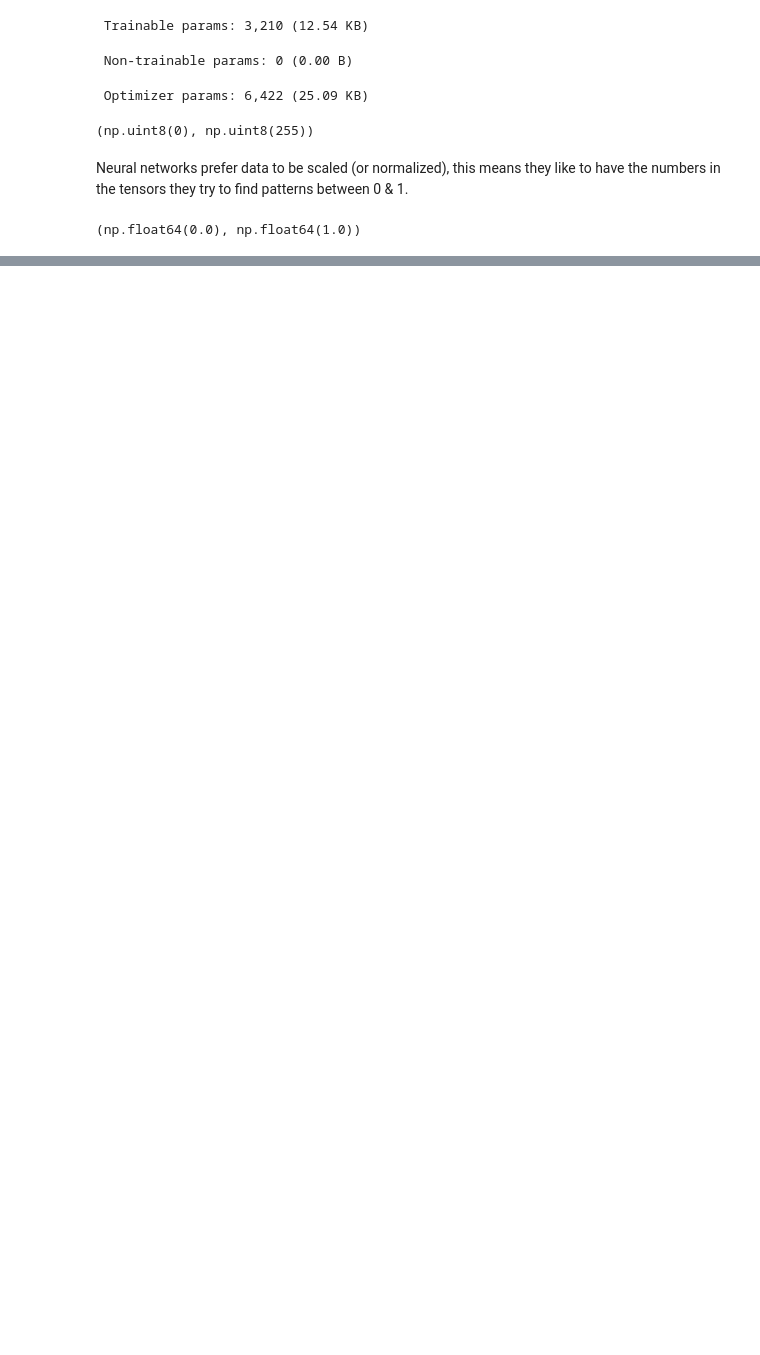
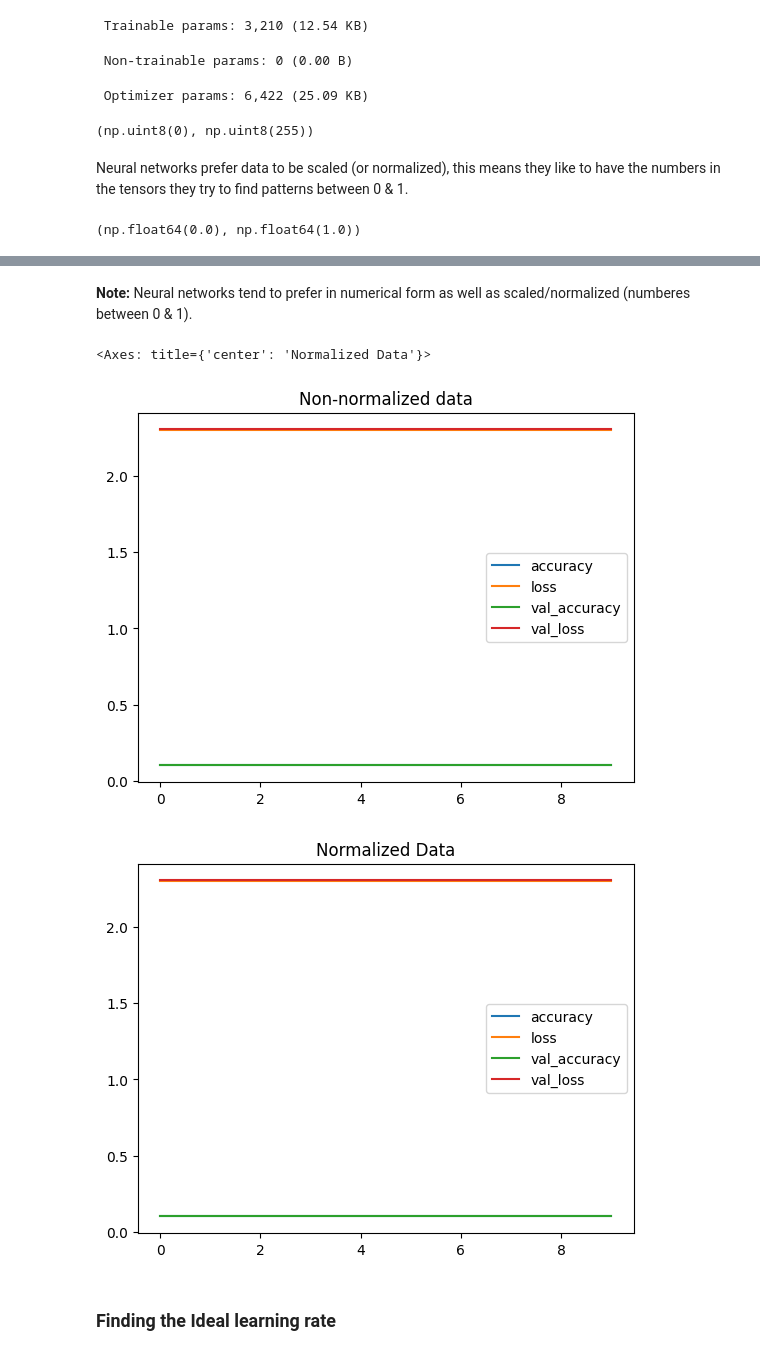
Before and after one commit to nushuhu51-ux/TENSORFLOW-FULL-COURSE-FOR-DEEP-LEARNING, a Jupyter notebook: 02_neural_network_classification_with_tensorFlow.ipynb, the cells around one changed output, grey strips where cells are left out. Saved outputs shown, nothing was run; the diff lists cells and outputs as text; code cells hidden in the pictures; blank space fills up the shorter version.

```diff
--- a/02_neural_network_classification_with_tensorFlow.ipynb
+++ b/02_neural_network_classification_with_tensorFlow.ipynb
@@ -1145,7 +1145,7 @@ train_data_norm.min(), train_data_norm.max()
 tf.random.set_seed(42)
 
 # 1. Create the model
-model_11 = tf.keras.Sequential([
+model_12 = tf.keras.Sequential([
     tf.keras.layers.Flatten(input_shape=(28, 28)),
     tf.keras.layers.Dense(4, activation="relu"),
     tf.keras.layers.Dense(4, activation="relu"),
@@ -1153,13 +1153,13 @@ model_11 = tf.keras.Sequential([
 ])
 
 # 2. Compile the model
-model_11.compile(
+model_12.compile(
     loss=tf.keras.losses.SparseCategoricalCrossentropy(),
     optimizer=tf.keras.optimizers.Adam(learning_rate=0.02),
     metrics=["accuracy"])
 
 # 3. Fit the model
-history_11= model_11.fit(
+norm_history_12= model_11.fit(
     train_data,
     train_labels,
     epochs= 10,
@@ -1188,0 +1189,14 @@ Epoch 10/10
+# %% [markdown]
+**Note:** Neural networks tend to prefer in numerical form as well as scaled/normalized (numberes between 0 & 1).
+# %%
+import pandas as pd
+# plot non-normalized data loss curves
+pd.DataFrame(norm_history_12.history).plot(title="Non-normalized data")
+# plot normalized data loss curves
+pd.DataFrame(norm_history_12.history).plot(title="Normalized Data")
+# %% [output]
+<Axes: title={'center': 'Normalized Data'}>
+[figure, added]
+[figure, added]
+# %% [markdown]
+### Finding the Ideal learning rate
```
Also changed, not shown: parts of 3 cells of this notebook.
